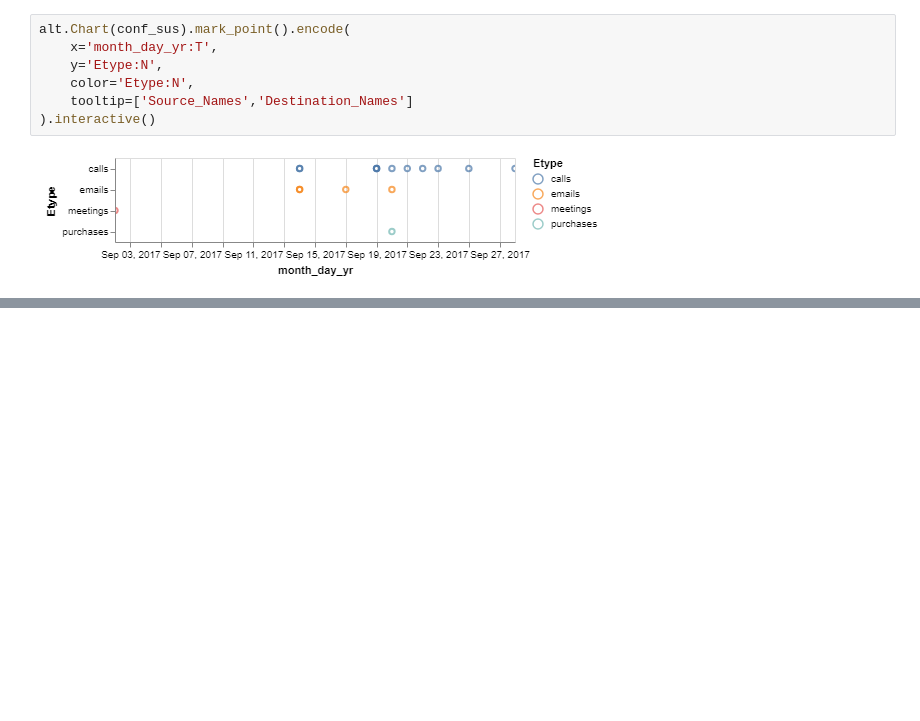
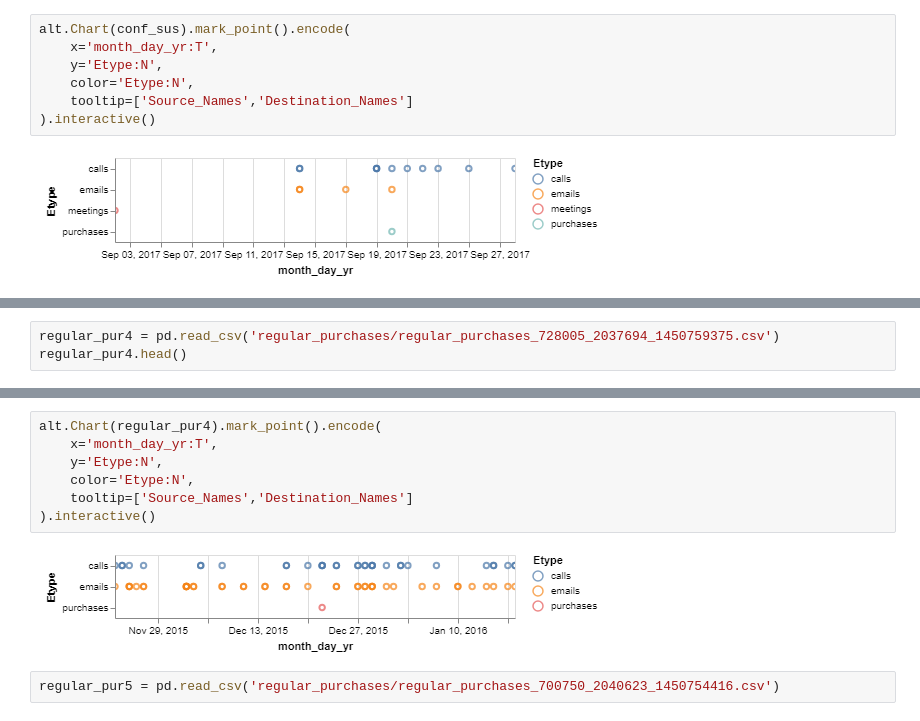
Before and after one commit to mitchjablonski/2018VastMiniChallenge, a Jupyter notebook: Other_suspected_suspicious.ipynb, the cells around one changed output, grey strips where cells are left out. Drawn from its saved outputs; the diff is of its cells as text; blank space fills up the shorter version.

```diff
--- a/Other_suspected_suspicious.ipynb
+++ b/Other_suspected_suspicious.ipynb
@@ -166,0 +228,3 @@ alt.Chart(conf_sus).mark_point().encode(
+# %%
+regular_pur4 = pd.read_csv('regular_purchases/regular_purchases_728005_2037694_1450759375.csv')
+regular_pur4.head()
@@ -166,0 +238,11 @@ alt.Chart(conf_sus).mark_point().encode(
+# %%
+alt.Chart(regular_pur4).mark_point().encode(
+    x='month_day_yr:T',
+    y='Etype:N',
+    color='Etype:N',
+    tooltip=['Source_Names','Destination_Names']
+).interactive()
+# %% [output]
+[figure, added]
+# %%
+regular_pur5 = pd.read_csv('regular_purchases/regular_purchases_700750_2040623_1450754416.csv')
```
Also changed, not shown: parts of 13 cells of this notebook, 8 other files.
